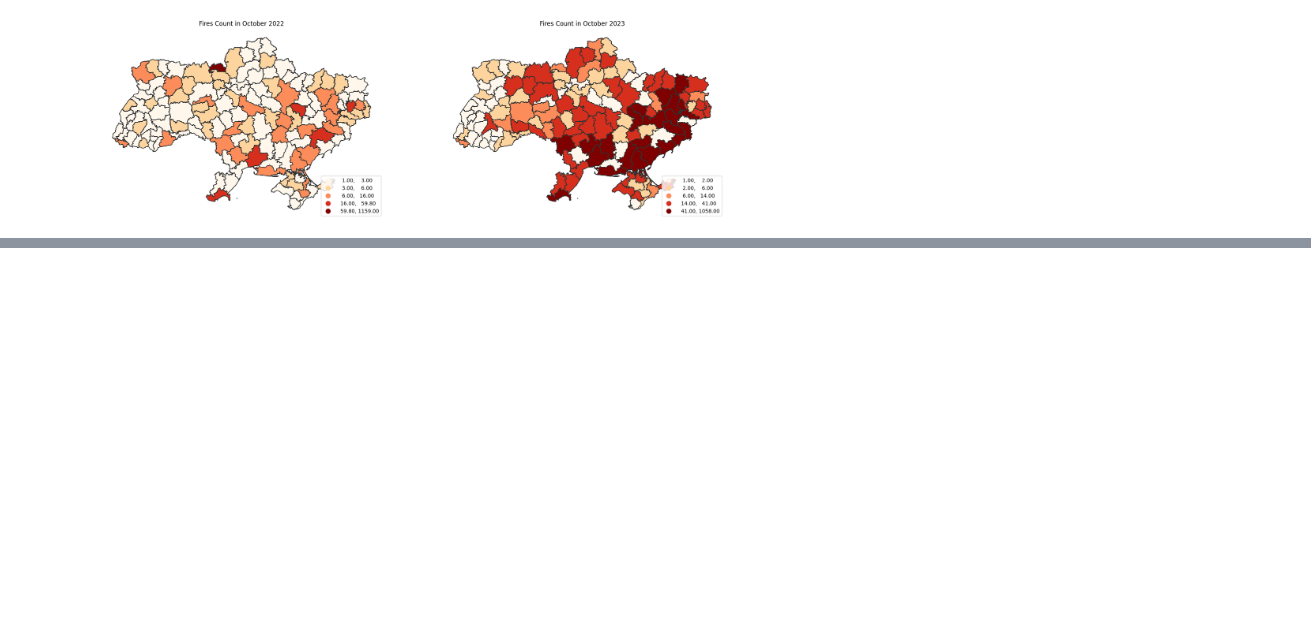
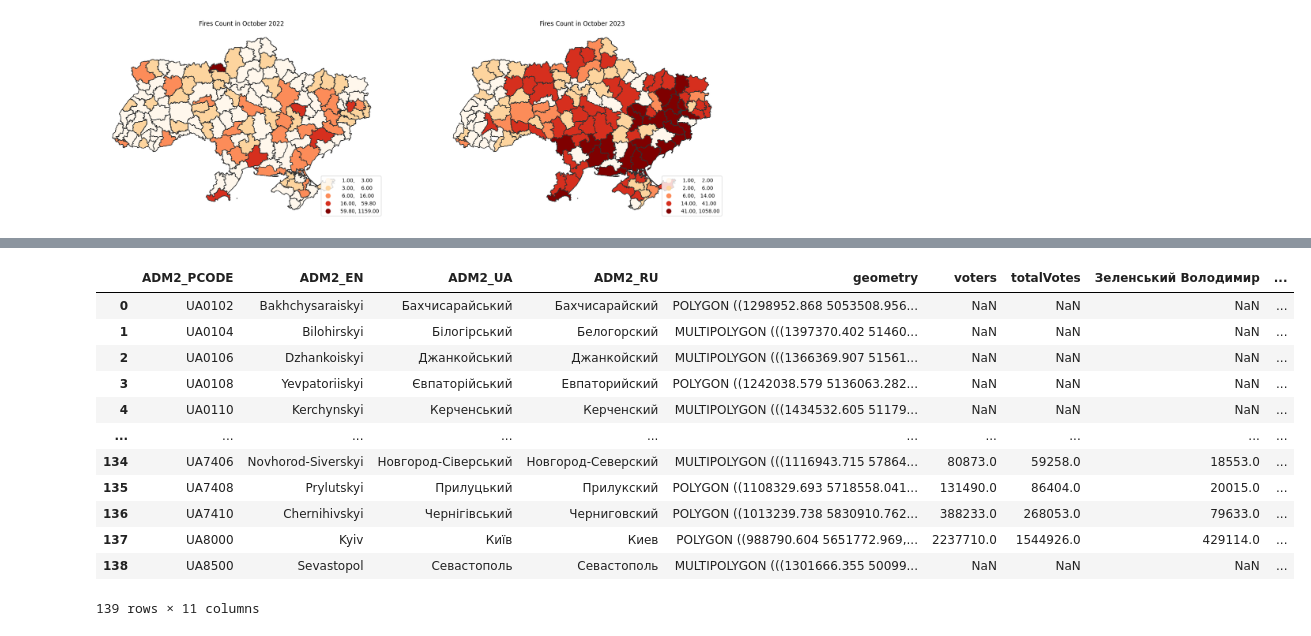
Before and after one commit to fran-janela/georeferenced-information-class, a Jupyter notebook: project/notebooks/project-geo-info.ipynb, the cells around one changed output, grey strips where cells are left out. Drawn from its saved outputs; the diff is of its cells as text; code cells hidden in the pictures; blank space fills up the shorter version.

```diff
--- a/project/notebooks/project-geo-info.ipynb
+++ b/project/notebooks/project-geo-info.ipynb
@@ -480,0 +499,30 @@ plt.show()
+# %%
+# Sjoin gdf_results_uk_pull_stations_filtered with gdf_ukraine_adm_2
+gdf_results_uk_pull_stations_filtered_area = gpd.sjoin(gdf_results_uk_pull_stations_filtered, gdf_ukraine_adm_2, how='left', op='within')
+
+# Groupby ADM2_PCODE and reduce by sum
+results_uk_pull_stations_filtered_area_grouped = gdf_results_uk_pull_stations_filtered_area.groupby(['ADM2_PCODE']).agg(
+    {name: 'sum' for name in main_ukrain_candidates_names + ['voters', 'totalVotes']}
+).reset_index()
+
+# Merge results_uk_pull_stations_filtered_area_grouped with gdf_ukraine_adm_2 and name it gdf_ukraine_adm_2_results_ukr_pull_stations
+gdf_ukraine_adm_2_results_ukr_pull_stations = pd.merge(gdf_ukraine_adm_2, results_uk_pull_stations_filtered_area_grouped, left_on='ADM2_PCODE', right_on='ADM2_PCODE', how='left')
+
+# Filter gdf_ukraine_adm_2_results_ukr_pull_stations to only columns that will be used
+gdf_ukraine_adm_2_results_ukr_pull_stations = gdf_ukraine_adm_2_results_ukr_pull_stations[['ADM2_PCODE', 'ADM2_EN', 'ADM2_UA', 'ADM2_RU', 'geometry', 'voters', 'totalVotes'] + main_ukrain_candidates_names]
+
+gdf_ukraine_adm_2_results_ukr_pull_stations
+# %% [output]
+|  | ADM2_PCODE | ADM2_EN | ADM2_UA | ADM2_RU | geometry | voters | totalVotes | Зеленський Володимир | ... |
+| 0 | UA0102 | Bakhchysaraiskyi | Бахчисарайський | Бахчисарайский | POLYGON ((1298952.868 5053508.956... | NaN | NaN | NaN | ... |
+| 1 | UA0104 | Bilohirskyi | Білогірський | Белогорский | MULTIPOLYGON (((1397370.402 51460... | NaN | NaN | NaN | ... |
+| 2 | UA0106 | Dzhankoiskyi | Джанкойський | Джанкойский | MULTIPOLYGON (((1366369.907 51561... | NaN | NaN | NaN | ... |
+| 3 | UA0108 | Yevpatoriiskyi | Євпаторійський | Евпаторийский | POLYGON ((1242038.579 5136063.282... | NaN | NaN | NaN | ... |
+| 4 | UA0110 | Kerchynskyi | Керченський | Керченский | MULTIPOLYGON (((1434532.605 51179... | NaN | NaN | NaN | ... |
+| ... | ... | ... | ... | ... | ... | ... | ... | ... | ... |
+| 134 | UA7406 | Novhorod-Siverskyi | Новгород-Сіверський | Новгород-Северский | MULTIPOLYGON (((1116943.715 57864... | 80873.0 | 59258.0 | 18553.0 | ... |
+| 135 | UA7408 | Prylutskyi | Прилуцький | Прилукский | POLYGON ((1108329.693 5718558.041... | 131490.0 | 86404.0 | 20015.0 | ... |
+| 136 | UA7410 | Chernihivskyi | Чернігівський | Черниговский | POLYGON ((1013239.738 5830910.762... | 388233.0 | 268053.0 | 79633.0 | ... |
+| 137 | UA8000 | Kyiv | Київ | Киев | POLYGON ((988790.604 5651772.969,... | 2237710.0 | 1544926.0 | 429114.0 | ... |
+| 138 | UA8500 | Sevastopol | Севастополь | Севастополь | MULTIPOLYGON (((1301666.355 50099... | NaN | NaN | NaN | ... |
+139 rows × 11 columns
```
Also changed, not shown: parts of 6 cells of this notebook, 1 other file.
